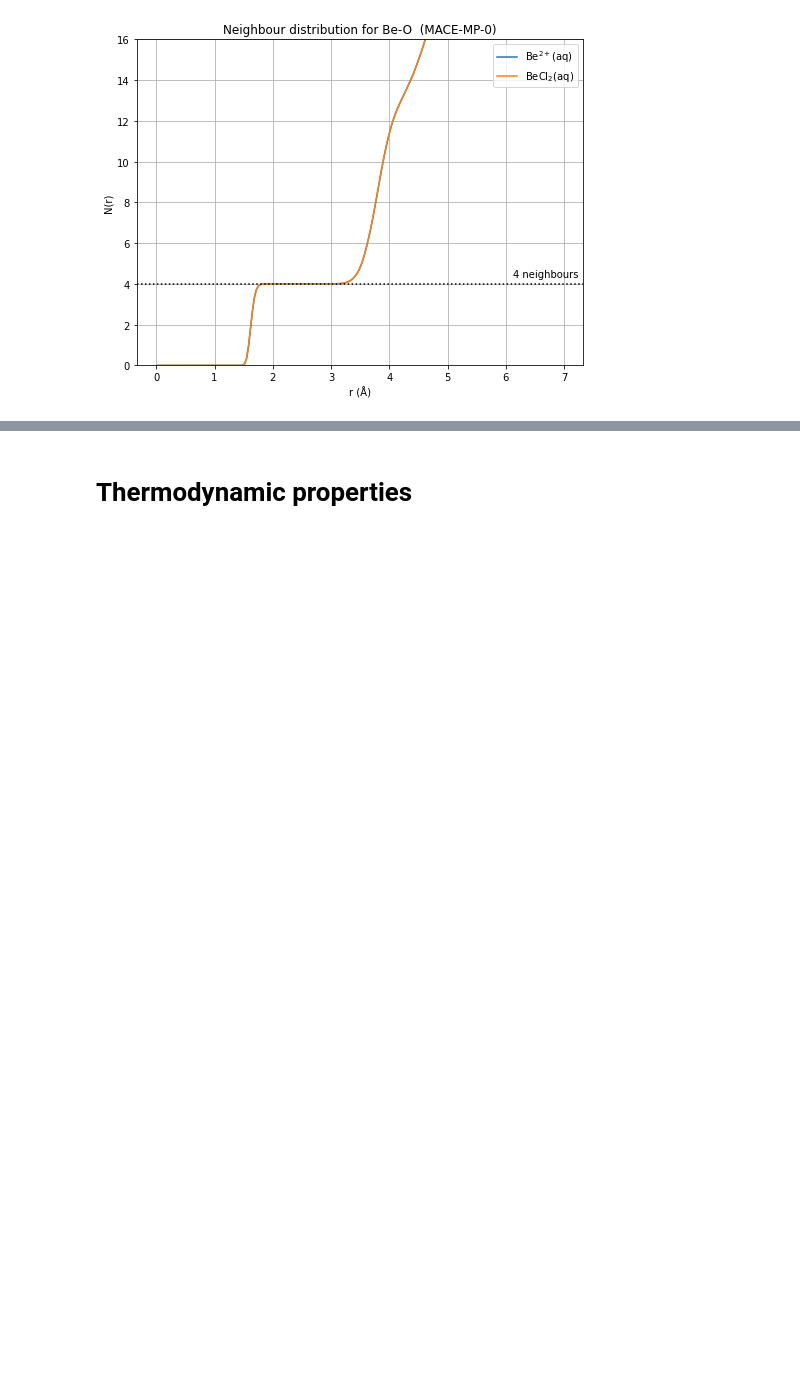
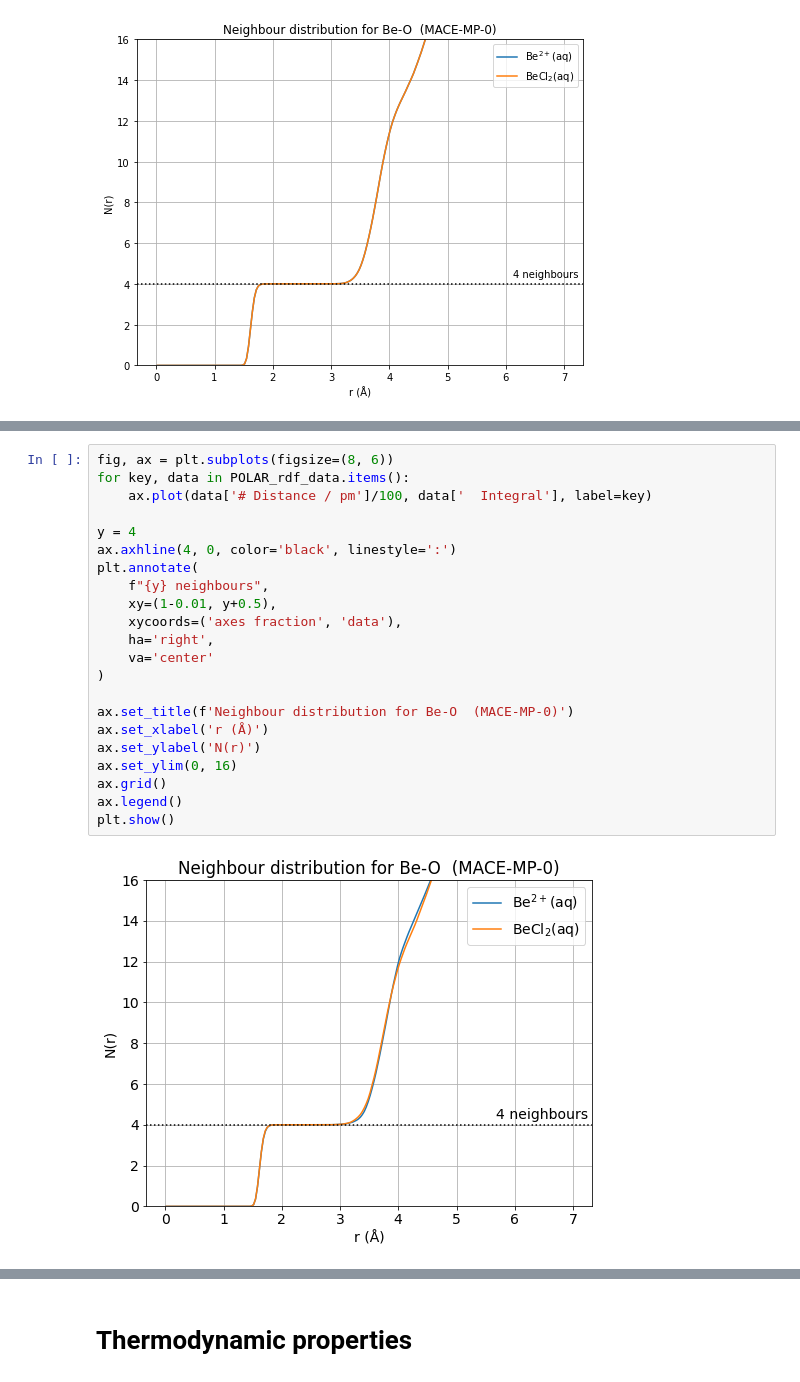
Before and after one commit to viktorsvahn/water, a Jupyter notebook: beryllium.ipynb, the cells around one changed output, grey strips where cells are left out. Drawn from its saved outputs; the diff is of its cells as text; blank space fills up the shorter version.

```diff
--- a/beryllium.ipynb
+++ b/beryllium.ipynb
@@ -72,0 +99,24 @@ plt.show()
+# %%
+fig, ax = plt.subplots(figsize=(8, 6))
+for key, data in POLAR_rdf_data.items():
+    ax.plot(data['# Distance / pm']/100, data['  Integral'], label=key)
+
+y = 4
+ax.axhline(4, 0, color='black', linestyle=':')
+plt.annotate(
+    f"{y} neighbours",
+    xy=(1-0.01, y+0.5),
+    xycoords=('axes fraction', 'data'),
+    ha='right',
+    va='center'
+)
+
+ax.set_title(f'Neighbour distribution for Be-O  (MACE-MP-0)')
+ax.set_xlabel('r (Å)')
+ax.set_ylabel('N(r)')
+ax.set_ylim(0, 16)
+ax.grid()
+ax.legend()
+plt.show()
+# %% [output]
+[figure, added]
```
Also changed, not shown: parts of 11 cells of this notebook, 1 other file.
